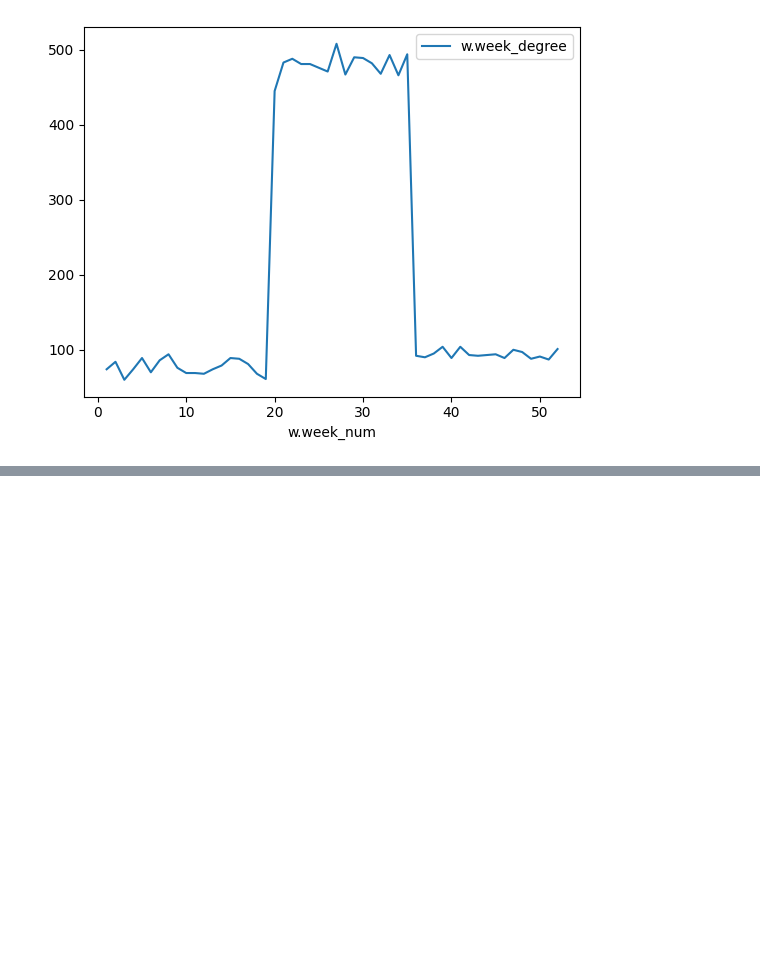
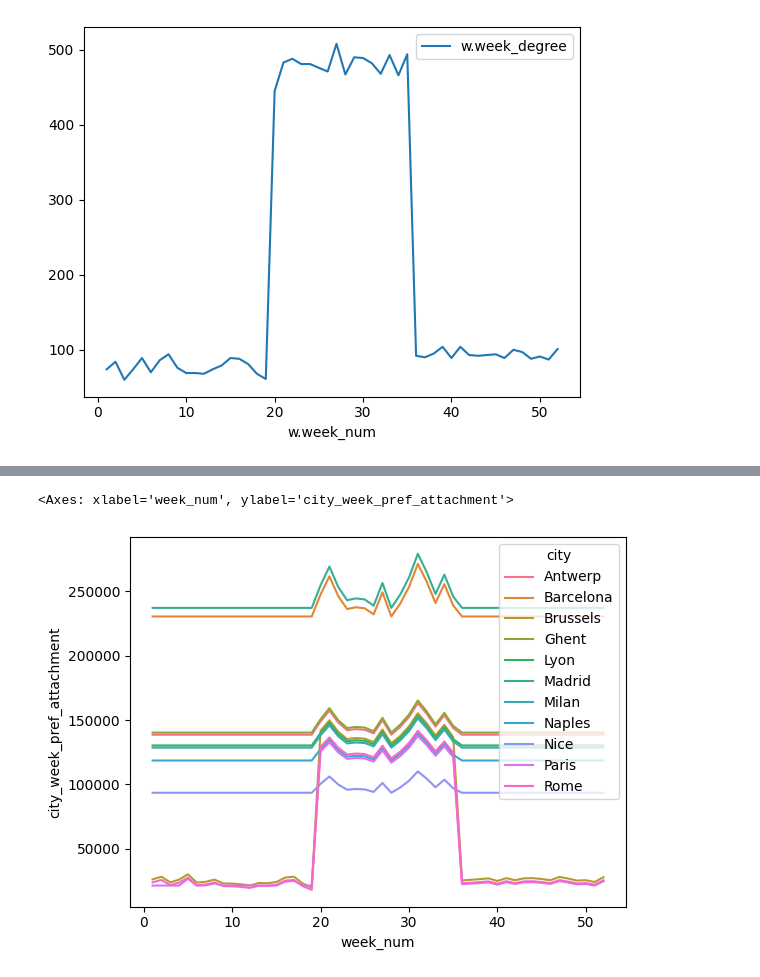
Before and after one commit to Egjfour/vacation_bookings_prediction_neo4j, a Jupyter notebook: notebooks/2 - run_gds_algorithms.ipynb, the cells around one changed output, grey strips where cells are left out. Saved outputs shown, nothing was run; the diff lists cells and outputs as text; code cells hidden in the pictures; blank space fills up the shorter version.

```diff
--- a/notebooks/2 - run_gds_algorithms.ipynb
+++ b/notebooks/2 - run_gds_algorithms.ipynb
@@ -130 +192,7 @@ city_week_pref_attachment
 572 rows × 3 columns
+# %%
+import seaborn as sns
+sns.lineplot(data=city_week_pref_attachment, x="week_num", y="city_week_pref_attachment", hue="city")
+# %% [output]
+<Axes: xlabel='week_num', ylabel='city_week_pref_attachment'>
+[figure, added]
```
Also changed, not shown: parts of 10 cells of this notebook, 4 other files.
